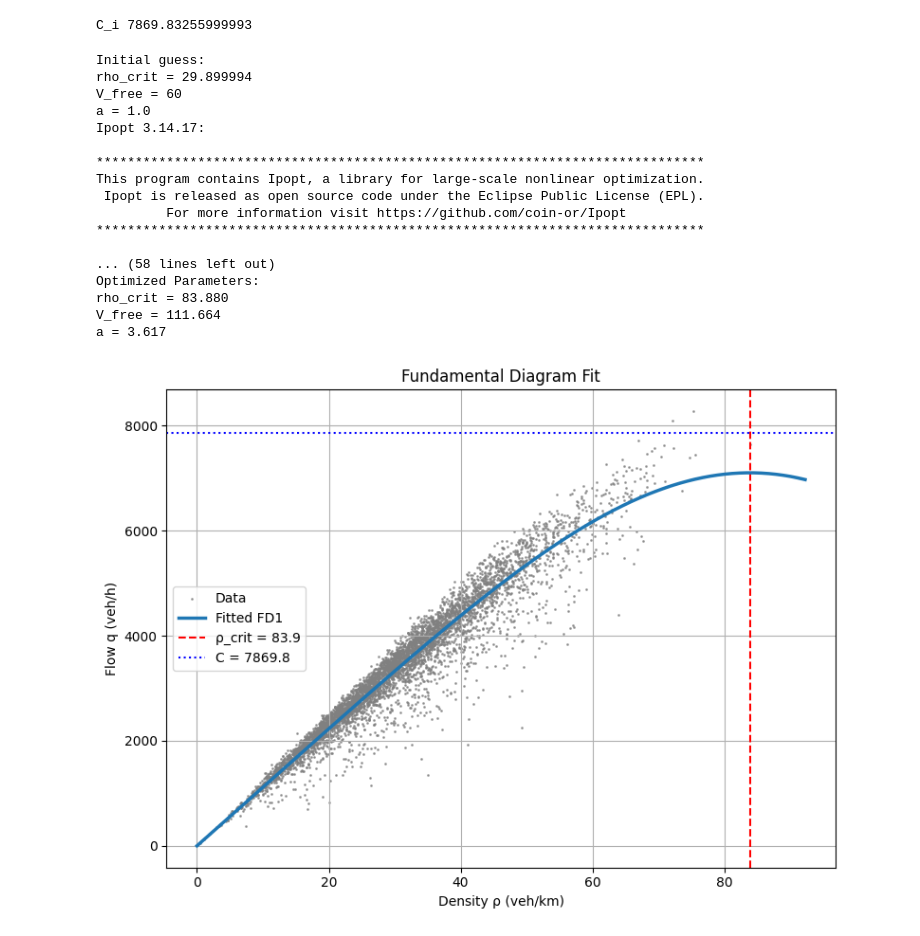
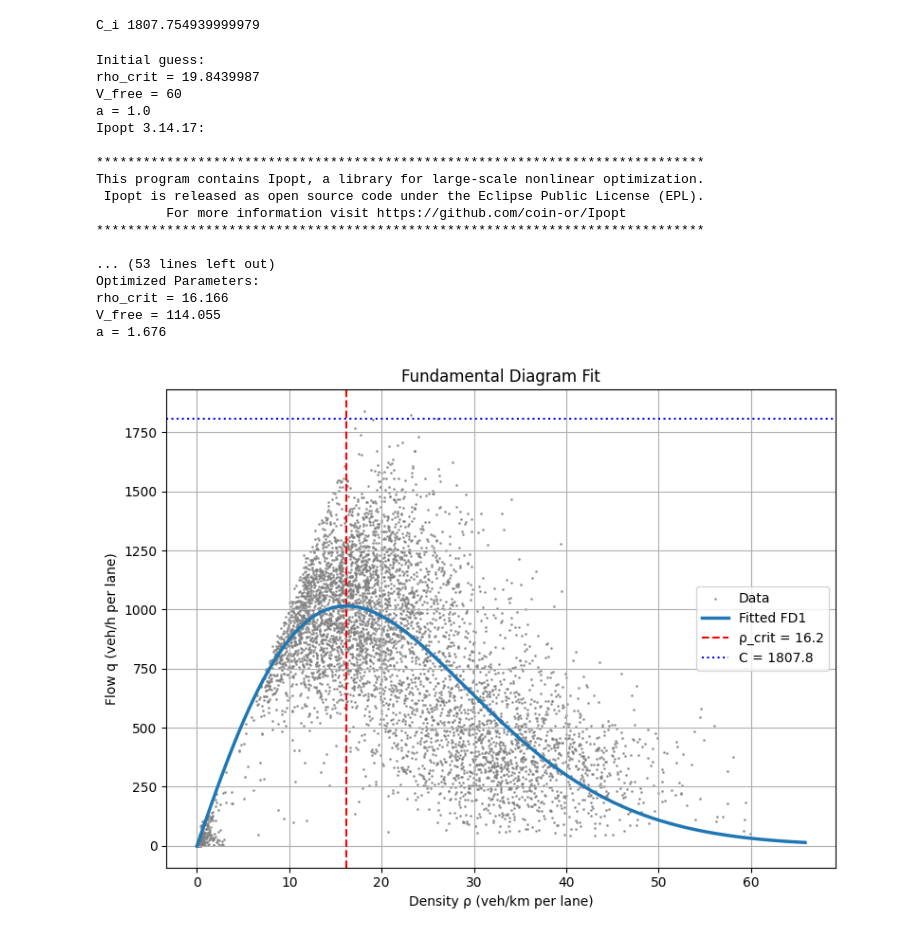
Before and after one commit to woxsao/macroscopic-sim-calibration, a Jupyter notebook: Optimization.ipynb, the cells around one changed output. Saved outputs shown, nothing was run; the diff lists cells and outputs as text; code cells hidden in the pictures.

```diff
--- a/Optimization.ipynb
+++ b/Optimization.ipynb
@@ -5,7 +5,7 @@ import matplotlib.pyplot as plt
 from pyomo.environ import *
 # %%
 # Load Dataset
-df = pd.read_csv("data/10sec_100_m_flow_speed_1hr_eastbound.csv")
+df = pd.read_csv("data/10sec_100_m_flow_speed_1hr.csv")
 df['quarter'] = pd.qcut(df['Space'], q=4, labels=[1, 2, 3, 4])
 
 print(df)
@@ -31,7 +34,7 @@ C_i = np.mean(sorted(q_hat)[-5:])
 print("C_i", C_i)
 K = len(rho_hat)
 # %% [output]
-C_i 7869.83255999993
+C_i 1807.754939999979
 # %%
 model = ConcreteModel()
 model.k = RangeSet(0, K - 1)
@@ -82,7 +85,7 @@ print(f"V_free = {value(model.V_free):.3f}")
 print(f"a = {value(model.a):.3f}")
 # %% [output]
 Initial guess:
-rho_crit = 29.899994
+rho_crit = 19.8439987
 V_free = 60
 a = 1.0
 Ipopt 3.14.17:
@@ -93,42 +96,42 @@ This program contains Ipopt, a library for large-scale nonlinear optimization.
          For more information visit https://github.com/coin-or/Ipopt
 ******************************************************************************
 
-... (58 lines left out)
+... (53 lines left out)
 Optimized Parameters:
-rho_crit = 83.880
-V_free = 111.664
-a = 3.617
+rho_crit = 16.166
+V_free = 114.055
+a = 1.676
 # %%
 rho_crit = value(model.rho_crit)
 V_free = value(model.V_free)
 a = value(model.a)
 C = np.mean(sorted(q_hat)[-5:])  # same C you used in Pyomo
 
 # Define Q(rho) using the original piecewise FD1
 def Q_fd1(rho):
     rho = np.array(rho)
     Q_free = V_free * rho * np.exp(-1/a * (rho / rho_crit)**a)
     # Q = np.where(rho <= rho_crit, Q_free, C)
     Q = Q_free
     return Q
 
 # Generate smooth rho values for curve
 rho_range = np.linspace(0, max(rho_hat)*1.1, 500)
 q_fit = Q_fd1(rho_range)
 
 # Plot
 plt.figure(figsize=(8, 6))
 plt.scatter(rho_hat, q_hat, color='gray', alpha=0.7, label='Data', s = 1)
 plt.plot(rho_range, q_fit, linewidth=2.5, label='Fitted FD1', zorder=10)
 plt.axvline(rho_crit, color='red', linestyle='--', label=f'ρ_crit = {rho_crit:.1f}')
 plt.axhline(C, color='blue', linestyle=':', label=f'C = {C:.1f}')
-plt.xlabel("Density ρ (veh/km)")
-plt.ylabel("Flow q (veh/h)")
+plt.xlabel("Density ρ (veh/km per lane)")
+plt.ylabel("Flow q (veh/h per lane)")
 plt.title("Fundamental Diagram Fit")
 plt.legend()
 plt.grid(True)
 plt.tight_layout()
 plt.show()
 # %% [output]
-[figure, old version]
+[figure, new version]
 # %%
```
Also changed, not shown: parts of 4 cells of this notebook, 1 other file.
